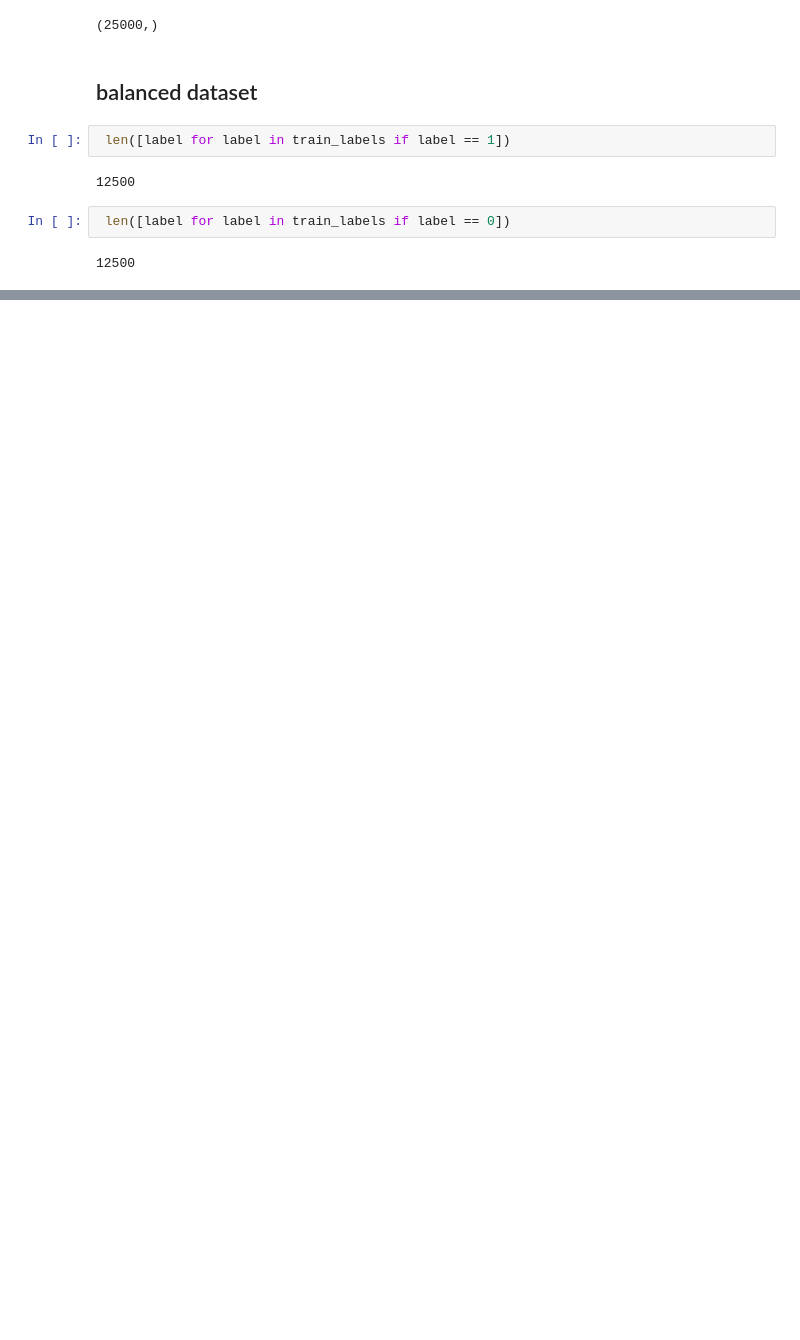
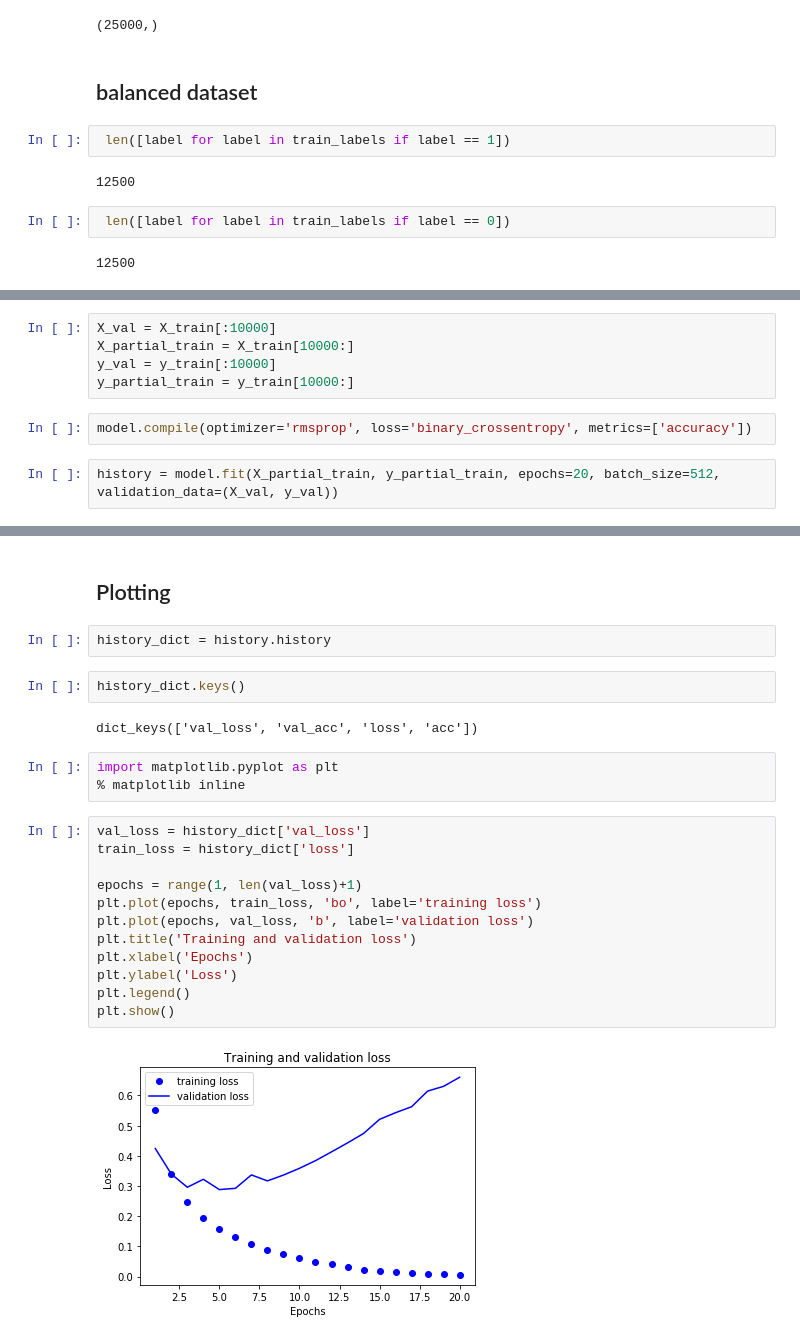
Before and after one commit to djdtimit/Deep-Learning, a Jupyter notebook: Classifying_movie_reviews_(IMDB)_binary_classification.ipynb, the cells around one changed output, grey strips where cells are left out. Saved outputs shown, nothing was run; the diff lists cells and outputs as text; blank space fills up the shorter version.

```diff
--- a/Classifying_movie_reviews_(IMDB)_binary_classification.ipynb
+++ b/Classifying_movie_reviews_(IMDB)_binary_classification.ipynb
@@ -59,0 +122,9 @@ test_data.shape
+# %%
+X_val = X_train[:10000]
+X_partial_train = X_train[10000:]
+y_val = y_train[:10000]
+y_partial_train = y_train[10000:]
+# %%
+model.compile(optimizer='rmsprop', loss='binary_crossentropy', metrics=['accuracy'])
+# %%
+history = model.fit(X_partial_train, y_partial_train, epochs=20, batch_size=512, validation_data=(X_val, y_val))
@@ -59,0 +150,25 @@ test_data.shape
+# %% [markdown]
+## Plotting
+# %%
+history_dict = history.history
+# %%
+history_dict.keys()
+# %% [output]
+dict_keys(['val_loss', 'val_acc', 'loss', 'acc'])
+# %%
+import matplotlib.pyplot as plt
+% matplotlib inline
+# %%
+val_loss = history_dict['val_loss']
+train_loss = history_dict['loss']
+
+epochs = range(1, len(val_loss)+1)
+plt.plot(epochs, train_loss, 'bo', label='training loss')
+plt.plot(epochs, val_loss, 'b', label='validation loss')
+plt.title('Training and validation loss')
+plt.xlabel('Epochs')
+plt.ylabel('Loss')
+plt.legend()
+plt.show()
+# %% [output]
+[figure, added]
```
Also changed, not shown: parts of 27 cells of this notebook.
